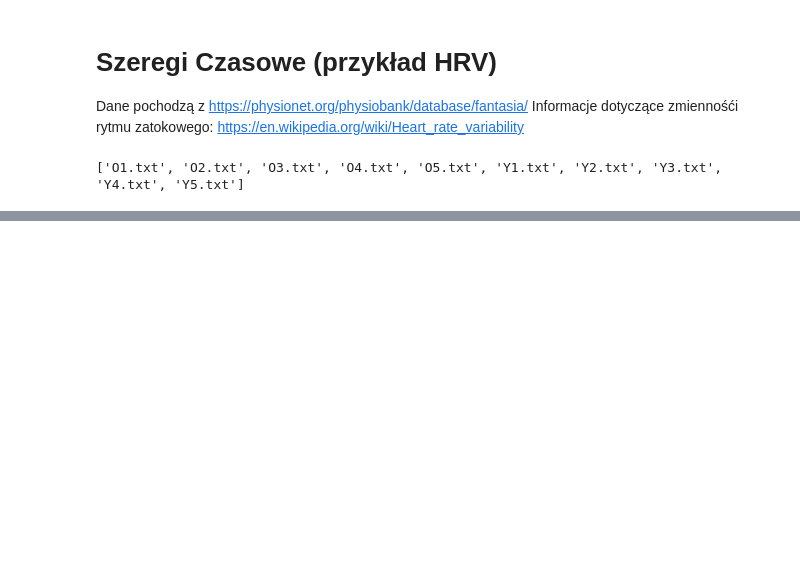
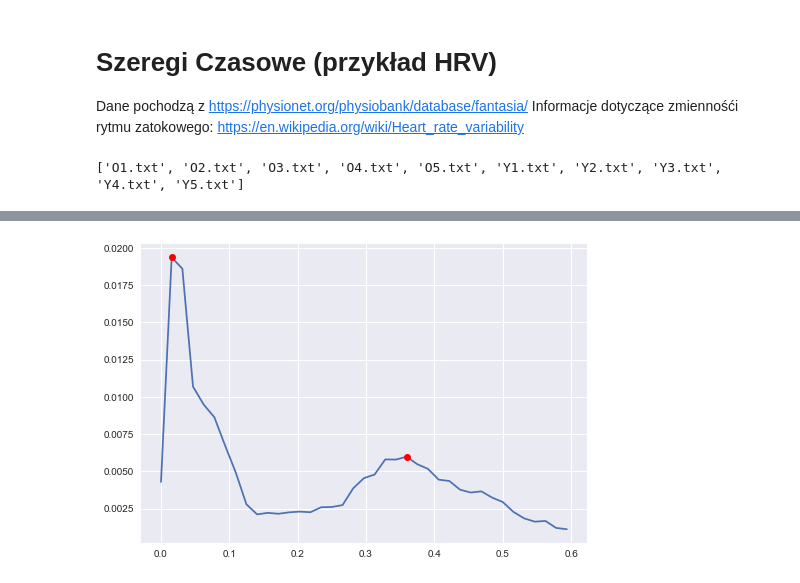
Before and after one commit to IS-UMK/datamining_tutorial, a Jupyter notebook: HRV_analysis.ipynb, the cells around one changed output, grey strips where cells are left out. Saved outputs shown, nothing was run; the diff lists cells and outputs as text; code cells hidden in the pictures; blank space fills up the shorter version.

```diff
--- a/HRV_analysis.ipynb
+++ b/HRV_analysis.ipynb
@@ -154,0 +232,17 @@ Optimization terminated successfully.
+# %%
+#poszukajmy lokalnych maksimow dla poszczegolnych zakresow czestotliwosci
+
+from scipy.signal import argrelmax
+
+rr= rr_data[7]
+fxx, pxx = welch(x=rr, fs=4.0)
+x, y = fxx[fxx<0.6], pxx[fxx<0.6]
+
+extrema = argrelmax(y, order=4)
+
+plt.plot(x, y)
+plt.plot(x[extrema],y[extrema] , 'ro')
+
+plt.show()
+# %% [output]
+[figure, added]
```
Also changed, not shown: parts of 8 cells of this notebook.
